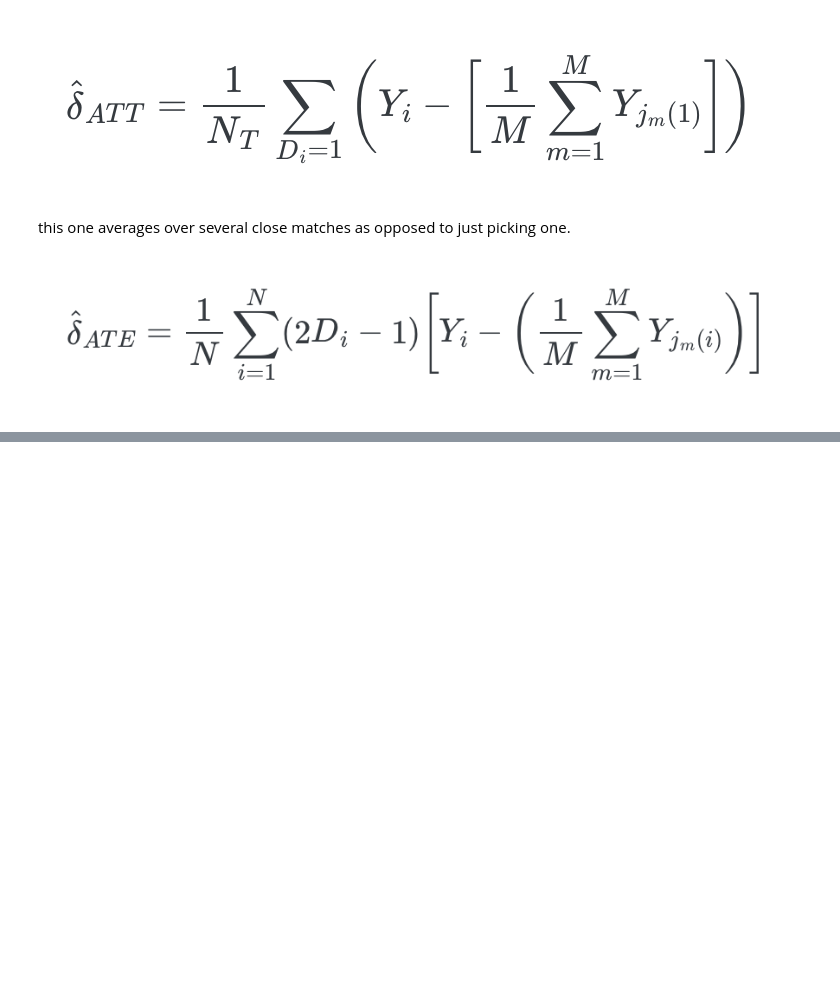
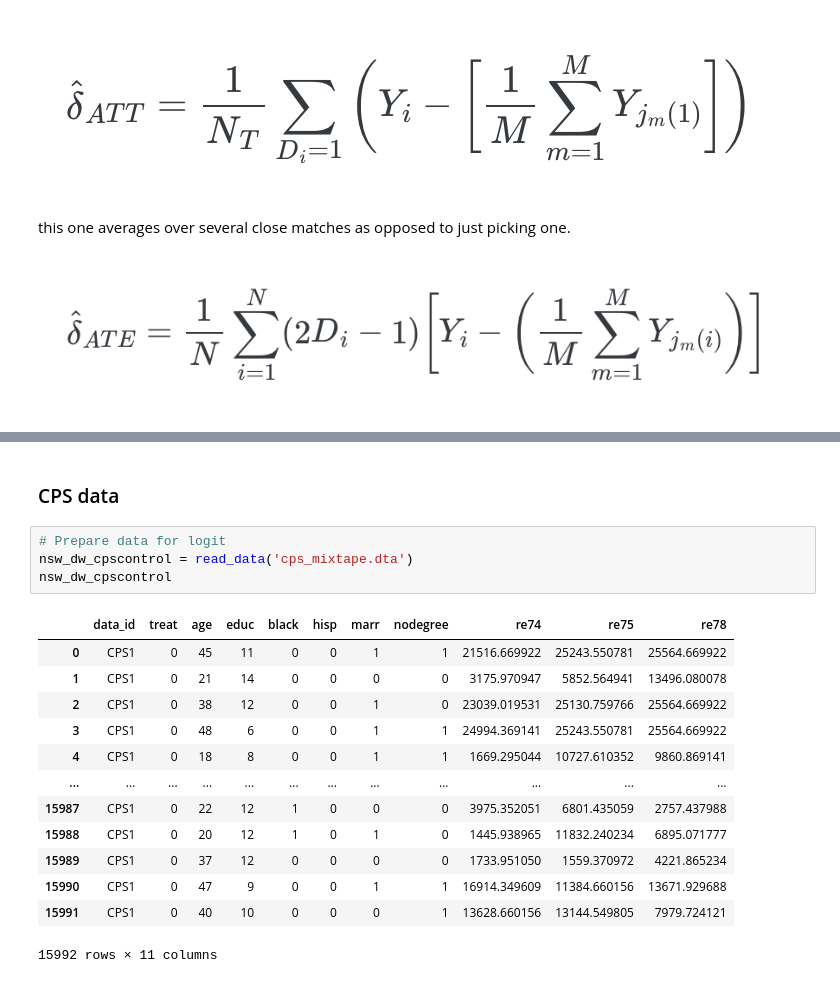
Before and after one commit to vaibrainium/Causal-Inference-The-Mixtape, a Jupyter notebook: notebooks/chapter-5.ipynb, the cells around one changed output, grey strips where cells are left out. Drawn from its saved outputs; the diff is of its cells as text; blank space fills up the shorter version.

```diff
--- a/notebooks/chapter-5.1.ipynb
+++ b/notebooks/chapter-5.ipynb
@@ -95,0 +210,20 @@ this one averages over several close matches as opposed to just picking one.
+# %% [markdown]
+### CPS data
+# %%
+# Prepare data for logit
+nsw_dw_cpscontrol = read_data('cps_mixtape.dta')
+nsw_dw_cpscontrol
+# %% [output]
+|  | data_id | treat | age | educ | black | hisp | marr | nodegree | re74 | re75 | re78 |
+| 0 | CPS1 | 0 | 45 | 11 | 0 | 0 | 1 | 1 | 21516.669922 | 25243.550781 | 25564.669922 |
+| 1 | CPS1 | 0 | 21 | 14 | 0 | 0 | 0 | 0 | 3175.970947 | 5852.564941 | 13496.080078 |
+| 2 | CPS1 | 0 | 38 | 12 | 0 | 0 | 1 | 0 | 23039.019531 | 25130.759766 | 25564.669922 |
+| 3 | CPS1 | 0 | 48 | 6 | 0 | 0 | 1 | 1 | 24994.369141 | 25243.550781 | 25564.669922 |
+| 4 | CPS1 | 0 | 18 | 8 | 0 | 0 | 1 | 1 | 1669.295044 | 10727.610352 | 9860.869141 |
+| ... | ... | ... | ... | ... | ... | ... | ... | ... | ... | ... | ... |
+| 15987 | CPS1 | 0 | 22 | 12 | 1 | 0 | 0 | 0 | 3975.352051 | 6801.435059 | 2757.437988 |
+| 15988 | CPS1 | 0 | 20 | 12 | 1 | 0 | 1 | 0 | 1445.938965 | 11832.240234 | 6895.071777 |
+| 15989 | CPS1 | 0 | 37 | 12 | 0 | 0 | 0 | 0 | 1733.951050 | 1559.370972 | 4221.865234 |
+| 15990 | CPS1 | 0 | 47 | 9 | 0 | 0 | 1 | 1 | 16914.349609 | 11384.660156 | 13671.929688 |
+| 15991 | CPS1 | 0 | 40 | 10 | 0 | 0 | 0 | 1 | 13628.660156 | 13144.549805 | 7979.724121 |
+15992 rows × 11 columns
```
Also changed, not shown: parts of 11 cells of this notebook, 1 other file.
